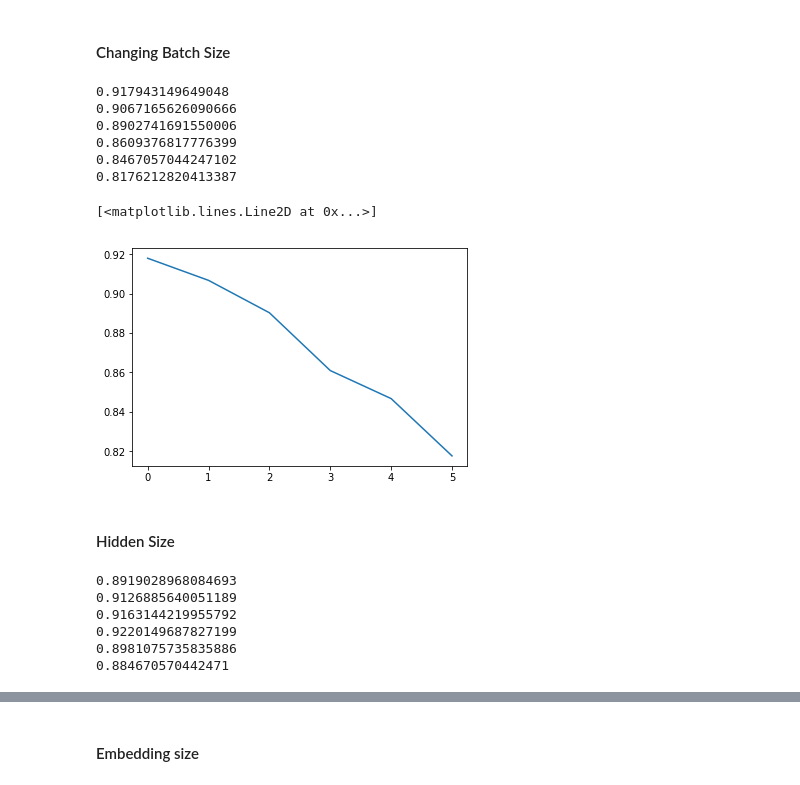
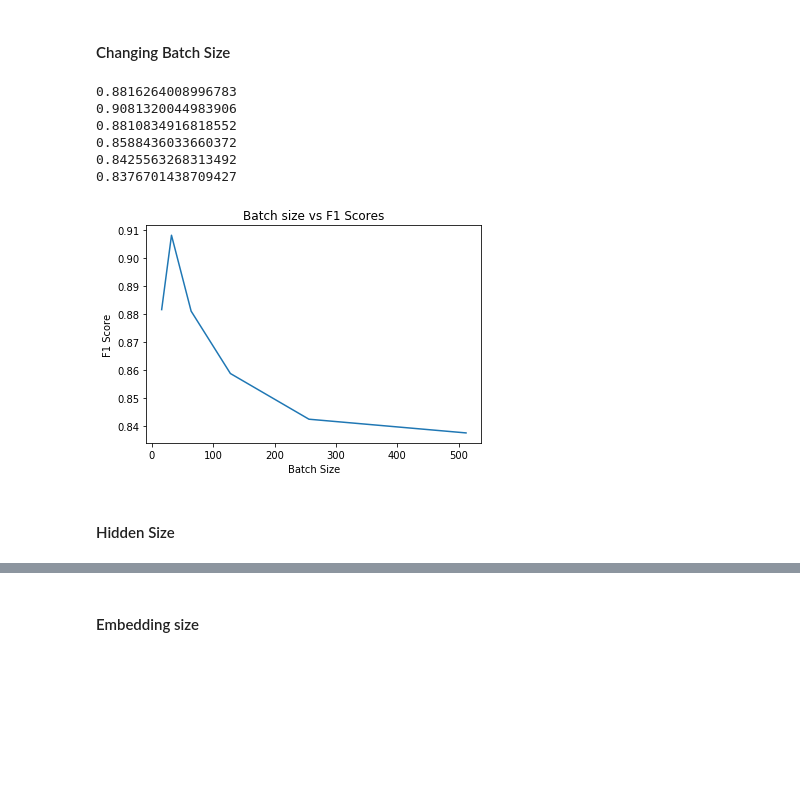
Before and after one commit to Aphaniteja/ner, a Jupyter notebook: Ablation studies.ipynb, the cells around one changed output, grey strips where cells are left out. Cells and saved outputs as stored; diff of their text form; code cells hidden in the pictures; blank space fills up the shorter version.

```diff
--- a/Ablation studies.ipynb
+++ b/Ablation studies.ipynb
@@ -21,50 +24,38 @@ dataset_train = Dataset(list(prepare_batch(training_sentence_tags, vocabtoidx, l
 dataset_valid = Dataset(list(prepare_batch(valid_sentence_tags, vocabtoidx, labeltoidx)))
 # %% [markdown]
 ### Ablation Studies
+# %%
+def train(bs=32,emb=50,hs=50):
+    train_dl = get_dls(dataset_train, bs)
+    valid_dl = get_dls(dataset_valid, bs)
+    net = Model(vocabtoidx, len(labeltoidx),emb, hs).to("cuda")
+    loss_func = nn.CrossEntropyLoss()
+    opt = torch.optim.SGD(net.parameters(),lr=1e1)
+    training_loop(net, opt, loss_func, 5, train_dl, valid_dl,0)
+    correct,predicted=model_output(net,valid_dl)
+    return f1score(correct.cpu(),predicted.cpu())
 # %% [markdown]
 ####  Changing Batch Size
-# %%
-f1_scores=[]
-for bs in [16,32,64,128,256,512]:
-    train_dl = get_dls(dataset_train, bs)
-    valid_dl = get_dls(dataset_valid, bs)
-    net = Model(len(vocabtoidx), len(labeltoidx), 50, 50).to("cuda")
-    loss_func = nn.CrossEntropyLoss()
-    opt = torch.optim.SGD(net.parameters(),lr=1e1)
-    training_loop(net, opt, loss_func, 5, train_dl, valid_dl,0)
-    correct,predicted=model_output(net,valid_dl)
-    f1_scores.append(f1score(correct.cpu(),predicted.cpu()))
-    print(f1_scores[-1])
-# %% [output]
-0.917943149649048
-0.9067165626090666
-0.8902741691550006
-0.8609376817776399
-0.8467057044247102
-0.8176212820413387
-# %%
-plt.plot(f1_scores)
-# %% [output]
-[<matplotlib.lines.Line2D at 0x...>]
-[figure, removed]
+# %%
+f1_scores=[]
+for bs in [16,32,64,128,256,512]:
+    score=train(bs=bs)
+    f1_scores.append(score)
+    print(f1_scores[-1])
+# %% [output]
+0.8816264008996783
+0.9081320044983906
+0.8810834916818552
+0.8588436033660372
+0.8425563268313492
+0.8376701438709427
+# %%
+fig,ax=plt.subplots(1)
+ax.plot([16,32,64,128,256,512],f1_scores)
+ax.set_title("Batch size vs F1 Scores")
+ax.set_xlabel("Batch Size")
+ax.set_ylabel("F1 Score");
+# %% [output]
+[figure, added]
 # %% [markdown]
 #### Hidden Size
-# %%
-f1_scores=[]
-for hs in [16,32,64,128,256,512]:
-    train_dl = get_dls(dataset_train, 16)
-    valid_dl = get_dls(dataset_valid, 16)
-    net = Model(len(vocabtoidx), len(labeltoidx), 50, hs).to("cuda")
-    loss_func = nn.CrossEntropyLoss()
-    opt = torch.optim.SGD(net.parameters(),lr=1e1)
-    training_loop(net, opt, loss_func, 5, train_dl, valid_dl,0)
-    correct,predicted=model_output(net,valid_dl)
-    f1_scores.append(f1score(correct.cpu(),predicted.cpu()))
-    print(f1_scores[-1])
-# %% [output]
-0.8919028968084693
-0.9126885640051189
-0.9163144219955792
-0.9220149687827199
-0.8981075735835886
-0.884670570442471
```
Also changed, not shown: parts of 24 cells of this notebook.
